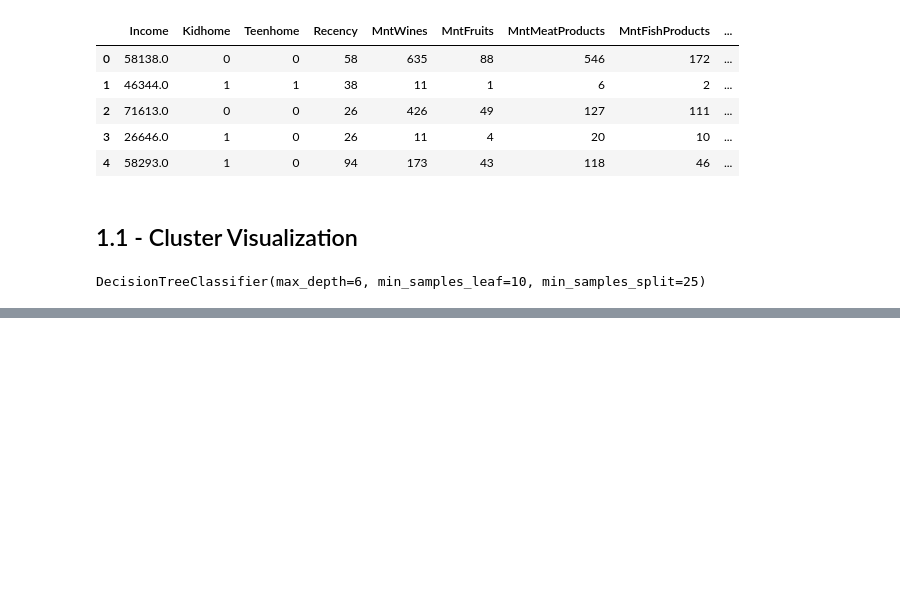
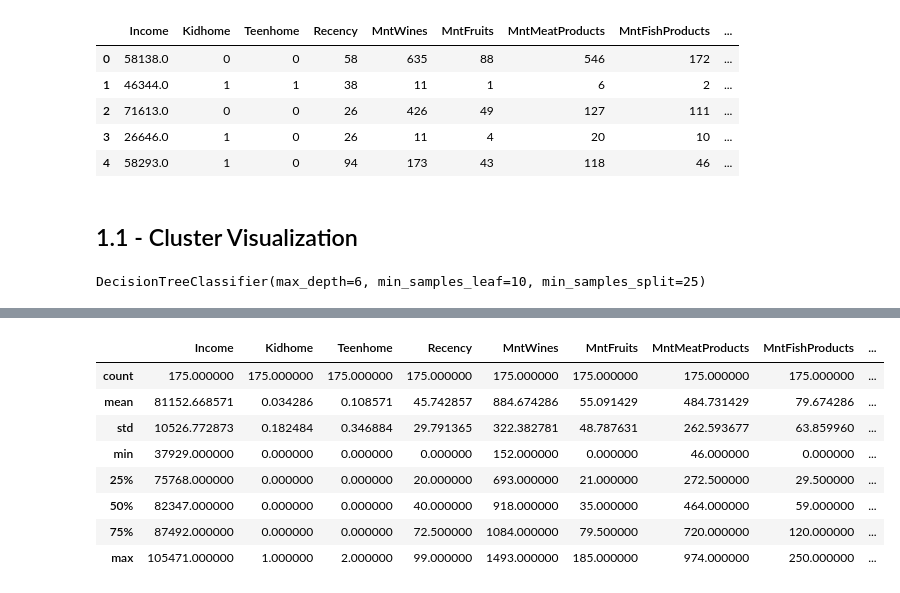
Before and after one commit to bert-bruno/case_miw, a Jupyter notebook: src/clustering.ipynb, the cells around one changed output, grey strips where cells are left out. Saved outputs shown, nothing was run; the diff lists cells and outputs as text; code cells hidden in the pictures; blank space fills up the shorter version.

```diff
--- a/src/clustering.ipynb
+++ b/src/clustering.ipynb
@@ -208,0 +268,13 @@ dataframe_dummy.to_csv('dataframe_clustered.csv')
+# %%
+# --- Cluster 1 Analysis --- #
+cluster_1.describe() # Displaying the statistics of cluster 1.
+# %% [output]
+|  | Income | Kidhome | Teenhome | Recency | MntWines | MntFruits | MntMeatProducts | MntFishProducts | ... |
+| count | 175.000000 | 175.000000 | 175.000000 | 175.000000 | 175.000000 | 175.000000 | 175.000000 | 175.000000 | ... |
+| mean | 81152.668571 | 0.034286 | 0.108571 | 45.742857 | 884.674286 | 55.091429 | 484.731429 | 79.674286 | ... |
+| std | 10526.772873 | 0.182484 | 0.346884 | 29.791365 | 322.382781 | 48.787631 | 262.593677 | 63.859960 | ... |
+| min | 37929.000000 | 0.000000 | 0.000000 | 0.000000 | 152.000000 | 0.000000 | 46.000000 | 0.000000 | ... |
+| 25% | 75768.000000 | 0.000000 | 0.000000 | 20.000000 | 693.000000 | 21.000000 | 272.500000 | 29.500000 | ... |
+| 50% | 82347.000000 | 0.000000 | 0.000000 | 40.000000 | 918.000000 | 35.000000 | 464.000000 | 59.000000 | ... |
+| 75% | 87492.000000 | 0.000000 | 0.000000 | 72.500000 | 1084.000000 | 79.500000 | 720.000000 | 120.000000 | ... |
+| max | 105471.000000 | 1.000000 | 2.000000 | 99.000000 | 1493.000000 | 185.000000 | 974.000000 | 250.000000 | ... |
```
Also changed, not shown: parts of 12 cells of this notebook.
